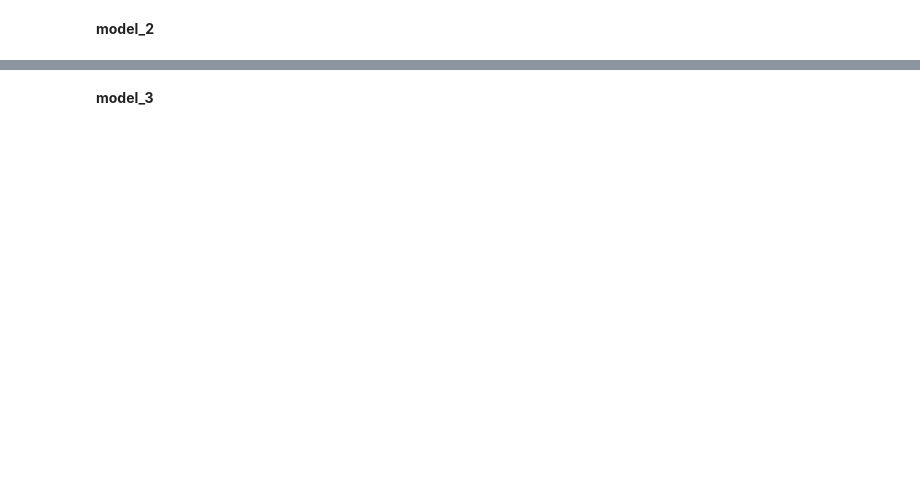
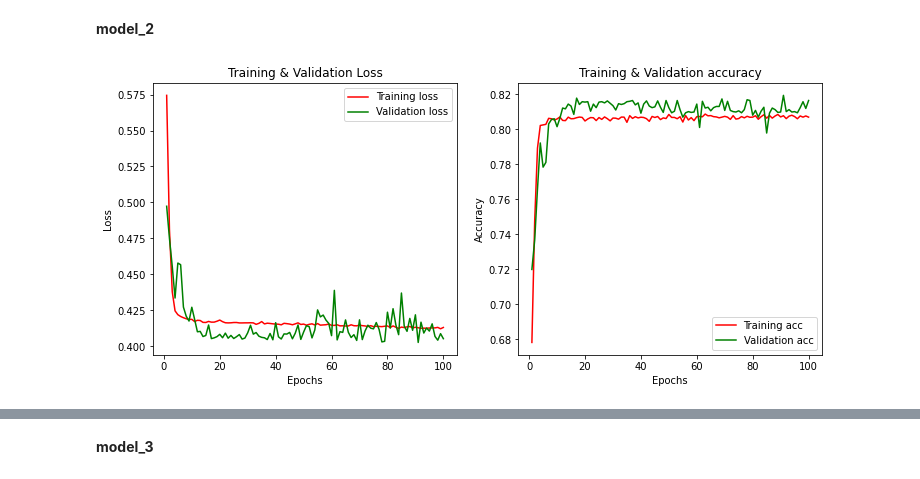
Before and after one commit to KimGriezmann/CAU_AI-SW_PE_Program, a Jupyter notebook: RNN_model/RNN_model.ipynb, the cells around one changed output, grey strips where cells are left out. Drawn from its saved outputs; the diff is of its cells as text; code cells hidden in the pictures; blank space fills up the shorter version.

```diff
--- a/RNN_model/RNN_model.ipynb
+++ b/RNN_model/RNN_model.ipynb
@@ -145,5 +109,17 @@ def mlp_model_k():
+# %%
+def gru_k():
+    model = Sequential()
+    model.add(GRU(50, input_shape = (1,13), return_sequences = True))
+    model.add(GRU(50, return_sequences = True))
+    model.add(GRU(13, return_sequences = True))
+    model.add(GRU(13, return_sequences = True))
+    model.add(GRU(1, return_sequences = False, activation='sigmoid'))
+
+    model.compile(loss = 'binary_crossentropy', optimizer = 'rmsprop', metrics = ['acc'])
+
+    return model
 # %%
-model = KerasClassifier(build_fn=mlp_model_k, epochs=150, batch_size=32, verbose=0)
+model = KerasClassifier(build_fn=gru_k, epochs=150, batch_size=32, verbose=0)
 # %%
  kfold = KFold(n_splits = 5, shuffle = True, random_state = 50)
  results = cross_val_score(model, X, y, cv=kfold)
@@ -181,4 +144,0 @@ def simple_rnn():
-# %%
-model = simple_rnn()
-history = model.fit(X_train, y_train, epochs = 100, validation_data=(X_val, y_val), verbose = 0)
-history_dict = history.history
@@ -201,8 +155,12 @@ def simple_rnn2():
     return model
 # %%
 model2 = simple_rnn2()
-history = model2.fit(X_train, y_train, epochs = 100, validation_data=(X_val, y_val), verbose = 0)
-history_dict = history.history
+history = model2.fit(X_train, y_train, epochs = 100, validation_data=(X_test, y_test), verbose = 0)
+history_dict2 = history.history
+# %%
+loss_acc_graph(history_dict2)
+# %% [output]
+[figure, added]
 # %%
 results = model2.evaluate(X_test, y_test)
 print('Test accuracy: ', results[1])
```
Also changed, not shown: parts of 77 cells of this notebook.
